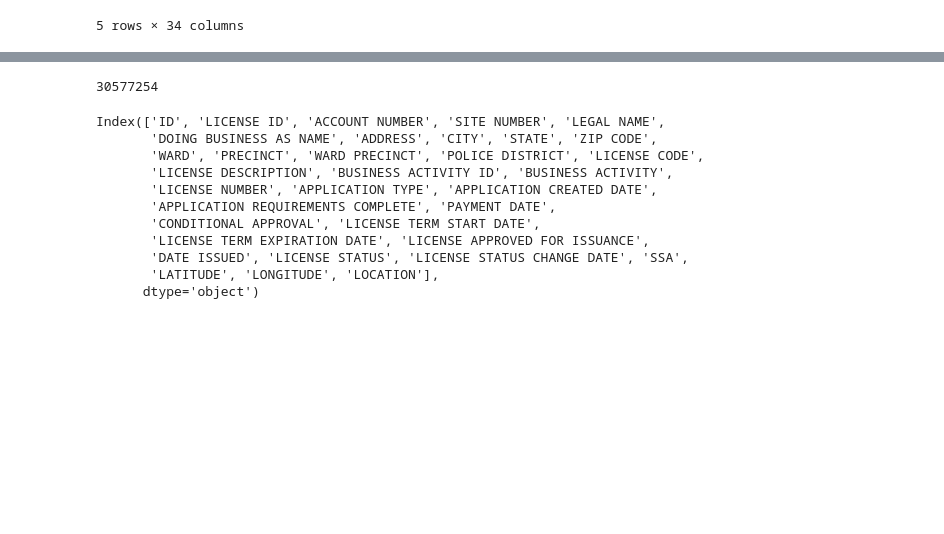
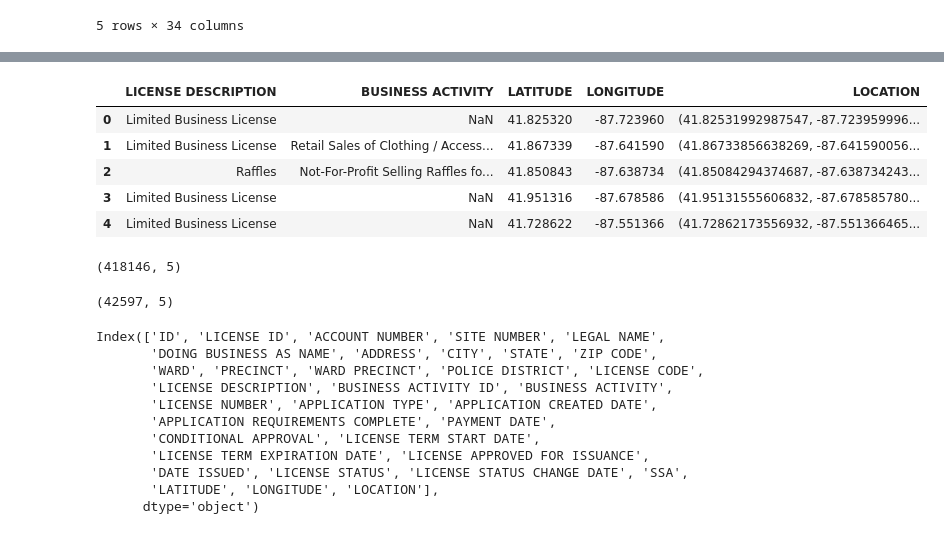
Before and after one commit to adithyansubramanian/Springboard_Capstone_project_1, a Jupyter notebook: Capstone_project_1_Cleaning.ipynb, the cells around one changed output, grey strips where cells are left out. Cells and saved outputs as stored; diff of their text form; code cells hidden in the pictures; blank space fills up the shorter version.

```diff
--- a/Capstone_project_1_Cleaning.ipynb
+++ b/Capstone_project_1_Cleaning.ipynb
@@ -5,5 +5,5 @@ import matplotlib.pyplot as plt
 import json
 from pandas.io.json import json_normalize
 # %%
-businesses = pd.read_csv('Business_Licenses.csv')
+businesses_unclean = pd.read_csv('Business_Licenses.csv')
 # %%
@@ -32,7 +46,14 @@ businesses['PAYMENT DATE'] = pd.to_datetime(businesses['PAYMENT DATE'], format='
 businesses['LICENSE APPROVED FOR ISSUANCE'] = pd.to_datetime(businesses['LICENSE APPROVED FOR ISSUANCE'], format='%m/%d/%Y')
 businesses['DATE ISSUED'] = pd.to_datetime(businesses['DATE ISSUED'], format='%m/%d/%Y')
 businesses['LICENSE STATUS CHANGE DATE'] = pd.to_datetime(businesses['LICENSE STATUS CHANGE DATE'], format='%m/%d/%Y')
-# %%
-businesses.size
-# %% [output]
-30577254
+# %%
+businesses_total = businesses_unclean[['LICENSE DESCRIPTION','BUSINESS ACTIVITY','LATITUDE','LONGITUDE','LOCATION']]
+# %%
+businesses_total.head()
+# %% [output]
+|  | LICENSE DESCRIPTION | BUSINESS ACTIVITY | LATITUDE | LONGITUDE | LOCATION |
+| 0 | Limited Business License | NaN | 41.825320 | -87.723960 | (41.82531992987547, -87.723959996... |
+| 1 | Limited Business License | Retail Sales of Clothing / Access... | 41.867339 | -87.641590 | (41.86733856638269, -87.641590056... |
+| 2 | Raffles | Not-For-Profit Selling Raffles fo... | 41.850843 | -87.638734 | (41.85084294374687, -87.638734243... |
+| 3 | Limited Business License | NaN | 41.951316 | -87.678586 | (41.95131555606832, -87.678585780... |
+| 4 | Limited Business License | NaN | 41.728622 | -87.551366 | (41.72862173556932, -87.551366465... |
@@ -38,0 +62,4 @@ businesses.size
+# %%
+businesses_total.shape
+# %% [output]
+(418146, 5)
@@ -39,3 +68,7 @@ businesses.size
+# %%
+tobacco.shape
+# %% [output]
+(42597, 5)
 # %%
 businesses.columns
 # %% [output]
```
Also changed, not shown: parts of 29 cells of this notebook.
